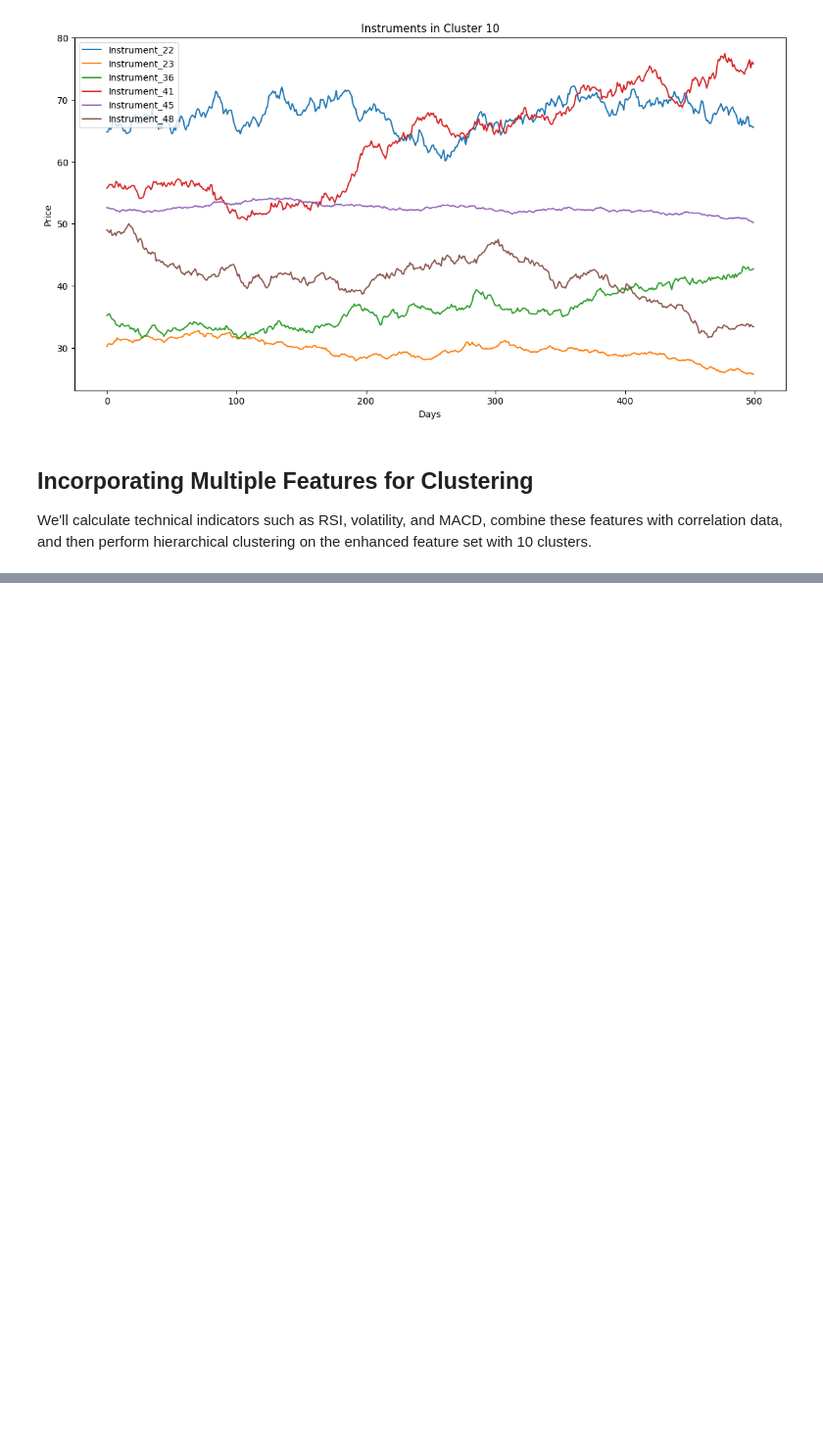
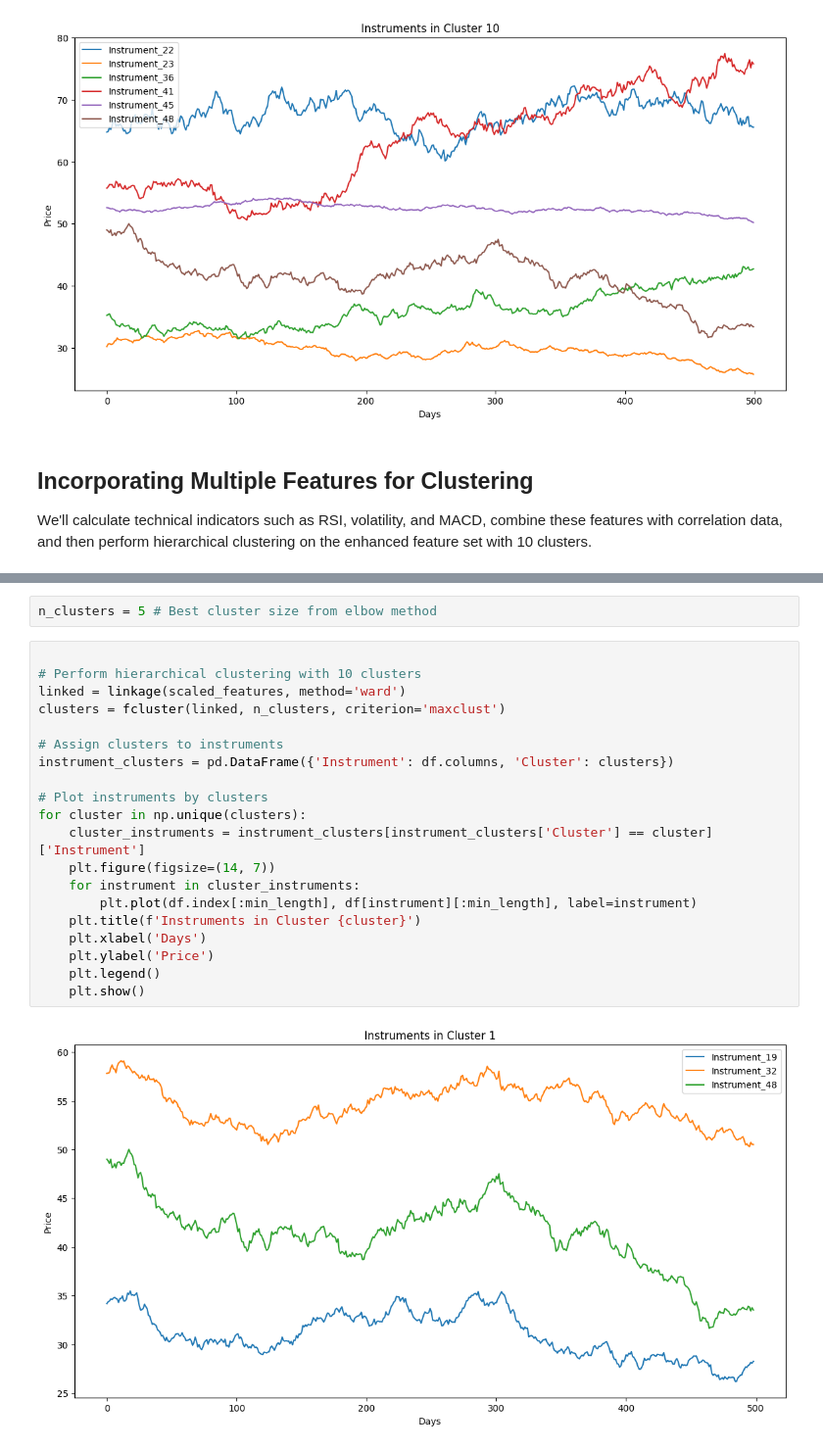
Before and after one commit to ManindraDeMel/algothon24-toxic-counterparties, a Jupyter notebook: deepanalysis.ipynb, the cells around one changed output, grey strips where cells are left out. Shown at 98% size. Drawn from its saved outputs; the diff is of its cells as text; blank space fills up the shorter version.

```diff
--- a/deepanalysis.ipynb
+++ b/deepanalysis.ipynb
@@ -186,0 +222,24 @@ ValueError: all the input array dimensions except for the concatenation axis mus
+# %%
+n_clusters = 5 # Best cluster size from elbow method
+# %%
+
+# Perform hierarchical clustering with 10 clusters
+linked = linkage(scaled_features, method='ward')
+clusters = fcluster(linked, n_clusters, criterion='maxclust')
+
+# Assign clusters to instruments
+instrument_clusters = pd.DataFrame({'Instrument': df.columns, 'Cluster': clusters})
+
+# Plot instruments by clusters
+for cluster in np.unique(clusters):
+    cluster_instruments = instrument_clusters[instrument_clusters['Cluster'] == cluster]['Instrument']
+    plt.figure(figsize=(14, 7))
+    for instrument in cluster_instruments:
+        plt.plot(df.index[:min_length], df[instrument][:min_length], label=instrument)
+    plt.title(f'Instruments in Cluster {cluster}')
+    plt.xlabel('Days')
+    plt.ylabel('Price')
+    plt.legend()
+    plt.show()
+# %% [output]
+[figure, added]
```
Also changed, not shown: parts of 3 cells of this notebook.
